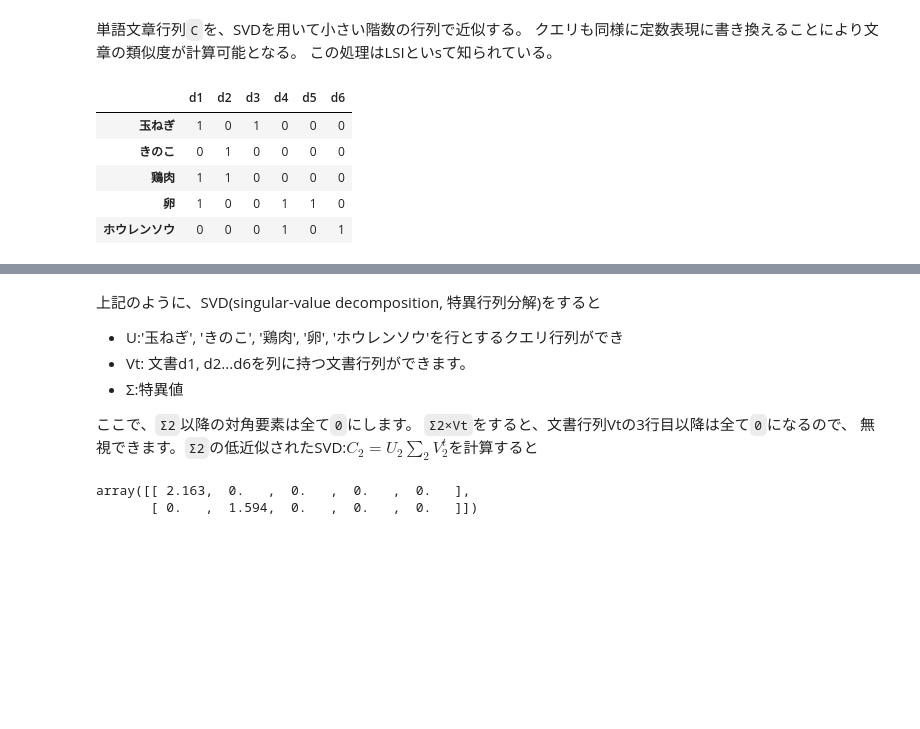
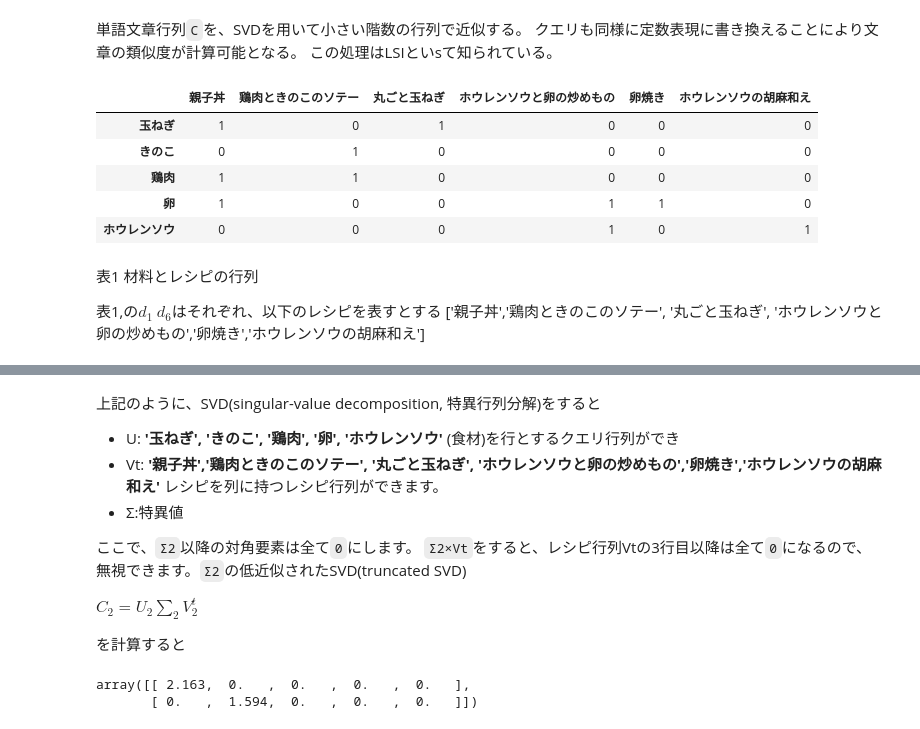
Before and after one commit to SamuraiT/truncated_svd, a Jupyter notebook: LSI.ipynb, the cells around one changed output, grey strips where cells are left out. Drawn from its saved outputs; the diff is of its cells as text; code cells hidden in the pictures; blank space fills up the shorter version.

```diff
--- a/LSI.ipynb
+++ b/LSI.ipynb
@@ -24,18 +24,23 @@ C = np.array([
     [0, 0, 0, 1, 0, 1]
 ])
 # %%
-df = pd.DataFrame(C,columns=['d{i}'.format(i=i) for i in range(1,7)])
-df.rename(index={ i:v for i, v in enumerate(['玉ねぎ', 'きのこ', '鶏肉', '卵', 'ホウレンソウ'])})
-# let'say
-# d1 is 親子丼 d2 is 鶏肉ときのこのソテー、 d3 オニンオン野菜
-# d4　ホウレンソウと卵の野菜炒め d5 卵焼き d6　ホウレンソウの胡麻和え
+recipes = ['親子丼','鶏肉ときのこのソテー', '丸ごと玉ねぎ', 'ホウレンソウと卵の炒めもの','卵焼き','ホウレンソウの胡麻和え']
+ingredients = ['玉ねぎ', 'きのこ', '鶏肉', '卵', 'ホウレンソウ']
+df = pd.DataFrame(C,columns=recipes)
+#                  columns=['d{i}'.format(i=i) for i in range(1,7)])
+df.rename(index={ i:v for i, v in enumerate(ingredients)})
 # %% [output]
-|  | d1 | d2 | d3 | d4 | d5 | d6 |
+|  | 親子丼 | 鶏肉ときのこのソテー | 丸ごと玉ねぎ | ホウレンソウと卵の炒めもの | 卵焼き | ホウレンソウの胡麻和え |
 | 玉ねぎ | 1 | 0 | 1 | 0 | 0 | 0 |
 | きのこ | 0 | 1 | 0 | 0 | 0 | 0 |
 | 鶏肉 | 1 | 1 | 0 | 0 | 0 | 0 |
 | 卵 | 1 | 0 | 0 | 1 | 1 | 0 |
 | ホウレンソウ | 0 | 0 | 0 | 1 | 0 | 1 |
+# %% [markdown]
+表1 材料とレシピの行列
+
+表1,の$d_{1}~d_{6}$はそれぞれ、以下のレシピを表すとする
+['親子丼','鶏肉ときのこのソテー', '丸ごと玉ねぎ', 'ホウレンソウと卵の炒めもの','卵焼き','ホウレンソウの胡麻和え']
 # %%
 U,D,Vt = np.linalg.svd(C)
 np.set_printoptions(3, suppress=True)
@@ -65,13 +70,17 @@ Vt:
 # %% [markdown]
 上記のように、SVD(singular-value decomposition, 特異行列分解)をすると
 
-- U:'玉ねぎ', 'きのこ', '鶏肉', '卵', 'ホウレンソウ'を行とするクエリ行列ができ
-- Vt: 文書d1, d2...d6を列に持つ文書行列ができます。
+- U: **'玉ねぎ', 'きのこ', '鶏肉', '卵', 'ホウレンソウ'** (食材)を行とするクエリ行列ができ
+- Vt: **'親子丼','鶏肉ときのこのソテー', '丸ごと玉ねぎ', 'ホウレンソウと卵の炒めもの','卵焼き','ホウレンソウの胡麻和え'** レシピを列に持つレシピ行列ができます。
 - Σ:特異値
 
 ここで、`Σ2`以降の対角要素は全て`0`にします。
-`Σ2×Vt`をすると、文書行列Vtの3行目以降は全て`0`になるので、
-無視できます。`Σ2`の低近似されたSVD:$C_{2} = U_{2}\sum_{2}V_{2}^{t}$を計算すると
+`Σ2×Vt`をすると、レシピ行列Vtの3行目以降は全て`0`になるので、
+無視できます。`Σ2`の低近似されたSVD(truncated SVD)
+
+$C_{2} = U_{2}\sum_{2}V_{2}^{t}$
+
+を計算すると
 # %%
 np.diag(D)[:2]
 # %% [output]
```
Also changed, not shown: parts of 25 cells of this notebook.
